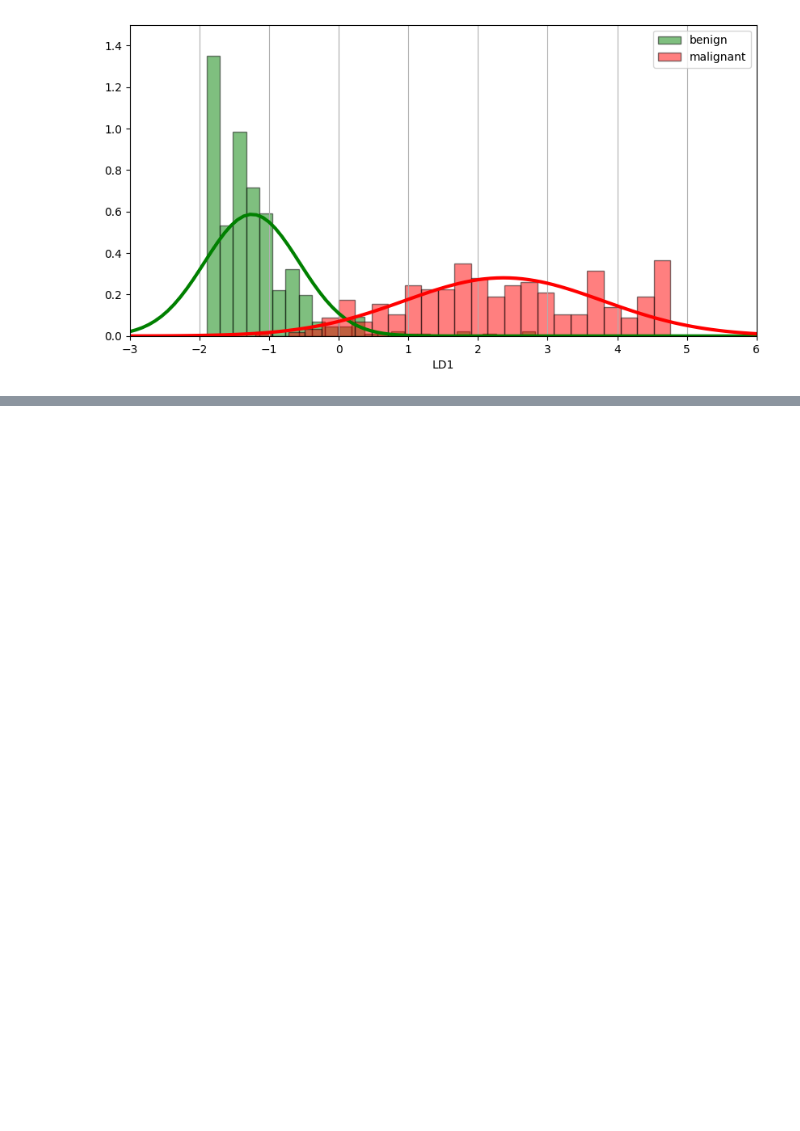
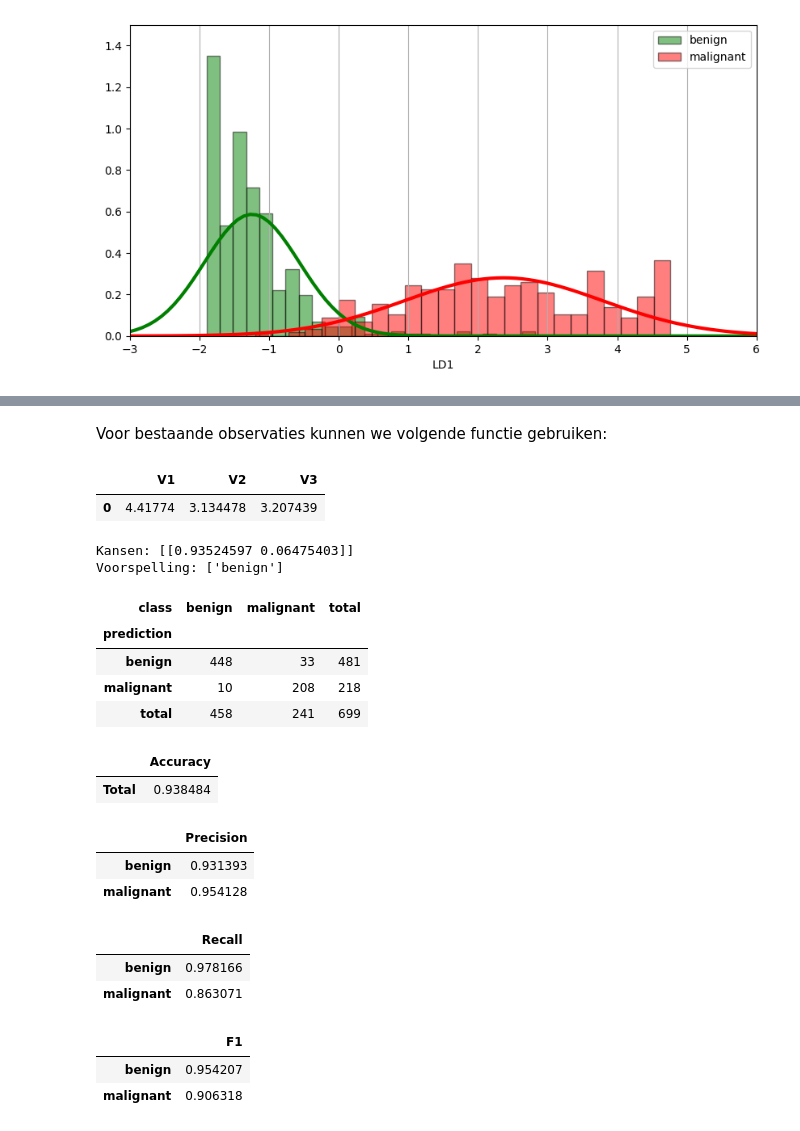
Before and after one commit to zouffke/Datascience2, a Jupyter notebook: p4/1_discriminant analyse/Samenvatting.ipynb, the cells around one changed output, grey strips where cells are left out. Saved outputs shown, nothing was run; the diff lists cells and outputs as text; code cells hidden in the pictures; blank space fills up the shorter version.

```diff
--- a/p4/1_discriminant analyse/Samenvatting.ipynb
+++ b/p4/1_discriminant analyse/Samenvatting.ipynb
@@ -255,0 +278,40 @@ vis_da(LD)
+# %% [markdown]
+Voor bestaande observaties kunnen we volgende functie gebruiken:
+# %%
+waarneming = pd.DataFrame([[4.41774, 3.134478, 3.207439]], columns=['V1', 'V2', 'V3'])
+
+Chances, Predictions = pred_da(lda, waarneming)
+
+waarneming
+
+print(f'Kansen: {Chances}')
+print(f'Voorspelling: {Predictions}')
+# %% [output]
+|  | V1 | V2 | V3 |
+| 0 | 4.41774 | 3.134478 | 3.207439 |
+Kansen: [[0.93524597 0.06475403]]
+Voorspelling: ['benign']
+# %%
+confusionMatrix, accuracy, precision, recall, f1 = evaluate_da(overview, "class")
+confusionMatrix
+accuracy
+precision
+recall
+f1
+# %% [output]
+| class | benign | malignant | total |
+| prediction |  |  |  |
+| benign | 448 | 33 | 481 |
+| malignant | 10 | 208 | 218 |
+| total | 458 | 241 | 699 |
+|  | Accuracy |
+| Total | 0.938484 |
+|  | Precision |
+| benign | 0.931393 |
+| malignant | 0.954128 |
+|  | Recall |
+| benign | 0.978166 |
+| malignant | 0.863071 |
+|  | F1 |
+| benign | 0.954207 |
+| malignant | 0.906318 |
```
Also changed, not shown: parts of 4 cells of this notebook, 1 other file.
